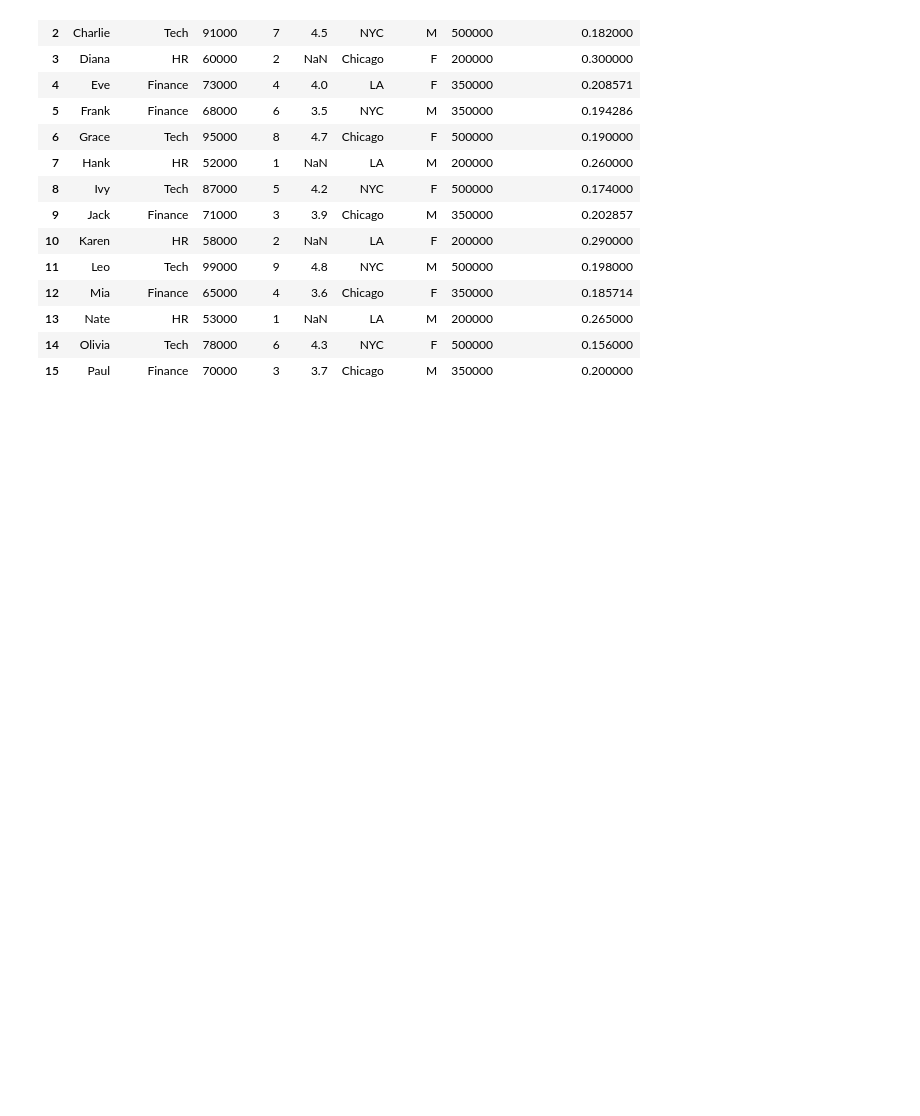
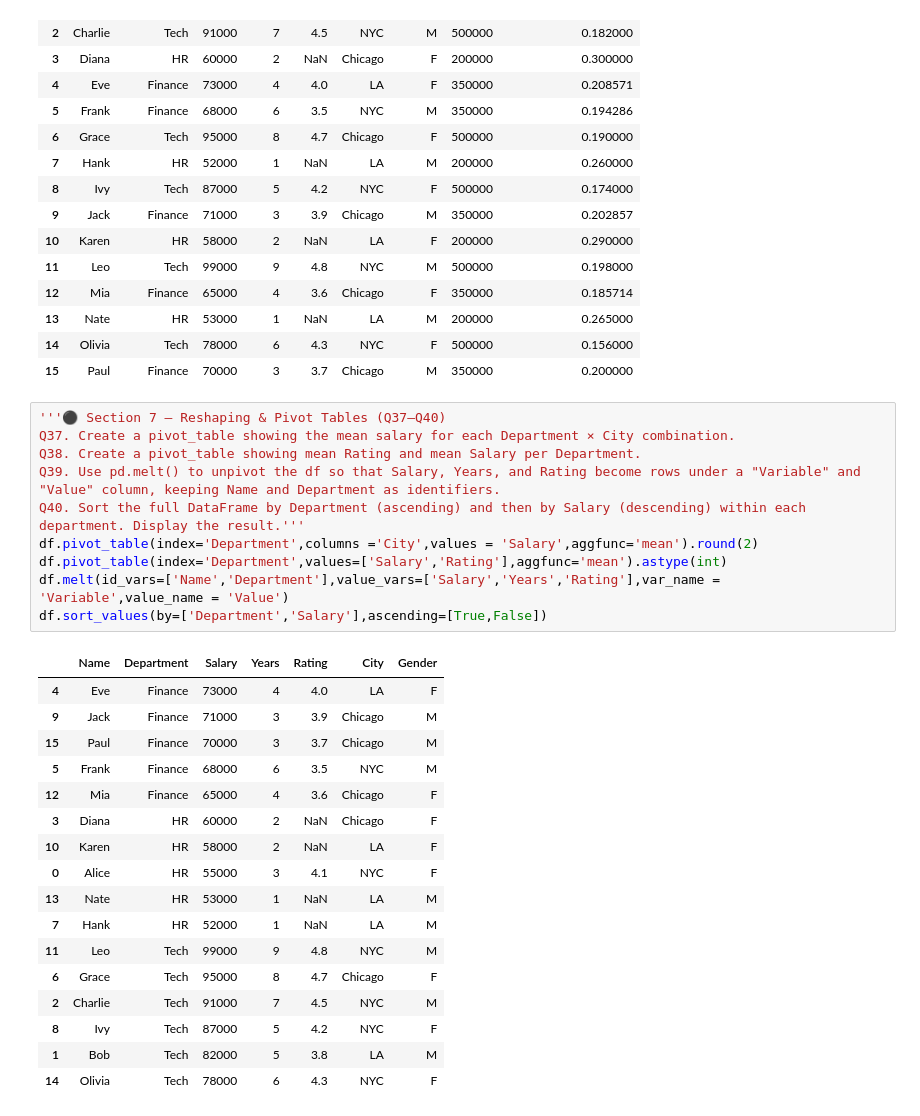
Before and after one commit to shreeramparab/Data-Analytics-Study-Material-, a Jupyter notebook: pandas/practice.ipynb, the cells around one changed output. Cells and saved outputs as stored; diff of their text form; blank space fills up the shorter version.

```diff
--- a/pandas/practice.ipynb
+++ b/pandas/practice.ipynb
@@ -263,3 +264,31 @@ merged
 | 13 | Nate | HR | 53000 | 1 | NaN | LA | M | 200000 | 0.265000 |
 | 14 | Olivia | Tech | 78000 | 6 | 4.3 | NYC | F | 500000 | 0.156000 |
 | 15 | Paul | Finance | 70000 | 3 | 3.7 | Chicago | M | 350000 | 0.200000 |
+# %%
+'''⚫ Section 7 — Reshaping & Pivot Tables (Q37–Q40)
+Q37. Create a pivot_table showing the mean salary for each Department × City combination.
+Q38. Create a pivot_table showing mean Rating and mean Salary per Department.
+Q39. Use pd.melt() to unpivot the df so that Salary, Years, and Rating become rows under a "Variable" and "Value" column, keeping Name and Department as identifiers.
+Q40. Sort the full DataFrame by Department (ascending) and then by Salary (descending) within each department. Display the result.'''
+df.pivot_table(index='Department',columns ='City',values = 'Salary',aggfunc='mean').round(2)
+df.pivot_table(index='Department',values=['Salary','Rating'],aggfunc='mean').astype(int)
+df.melt(id_vars=['Name','Department'],value_vars=['Salary','Years','Rating'],var_name = 'Variable',value_name = 'Value')
+df.sort_values(by=['Department','Salary'],ascending=[True,False])
+# %% [output]
+|  | Name | Department | Salary | Years | Rating | City | Gender |
+| 4 | Eve | Finance | 73000 | 4 | 4.0 | LA | F |
+| 9 | Jack | Finance | 71000 | 3 | 3.9 | Chicago | M |
+| 15 | Paul | Finance | 70000 | 3 | 3.7 | Chicago | M |
+| 5 | Frank | Finance | 68000 | 6 | 3.5 | NYC | M |
+| 12 | Mia | Finance | 65000 | 4 | 3.6 | Chicago | F |
+| 3 | Diana | HR | 60000 | 2 | NaN | Chicago | F |
+| 10 | Karen | HR | 58000 | 2 | NaN | LA | F |
+| 0 | Alice | HR | 55000 | 3 | 4.1 | NYC | F |
+| 13 | Nate | HR | 53000 | 1 | NaN | LA | M |
+| 7 | Hank | HR | 52000 | 1 | NaN | LA | M |
+| 11 | Leo | Tech | 99000 | 9 | 4.8 | NYC | M |
+| 6 | Grace | Tech | 95000 | 8 | 4.7 | Chicago | F |
+| 2 | Charlie | Tech | 91000 | 7 | 4.5 | NYC | M |
+| 8 | Ivy | Tech | 87000 | 5 | 4.2 | NYC | F |
+| 1 | Bob | Tech | 82000 | 5 | 3.8 | LA | M |
+| 14 | Olivia | Tech | 78000 | 6 | 4.3 | NYC | F |
```
Also changed, not shown: parts of 3 cells of this notebook, 8 other files.
